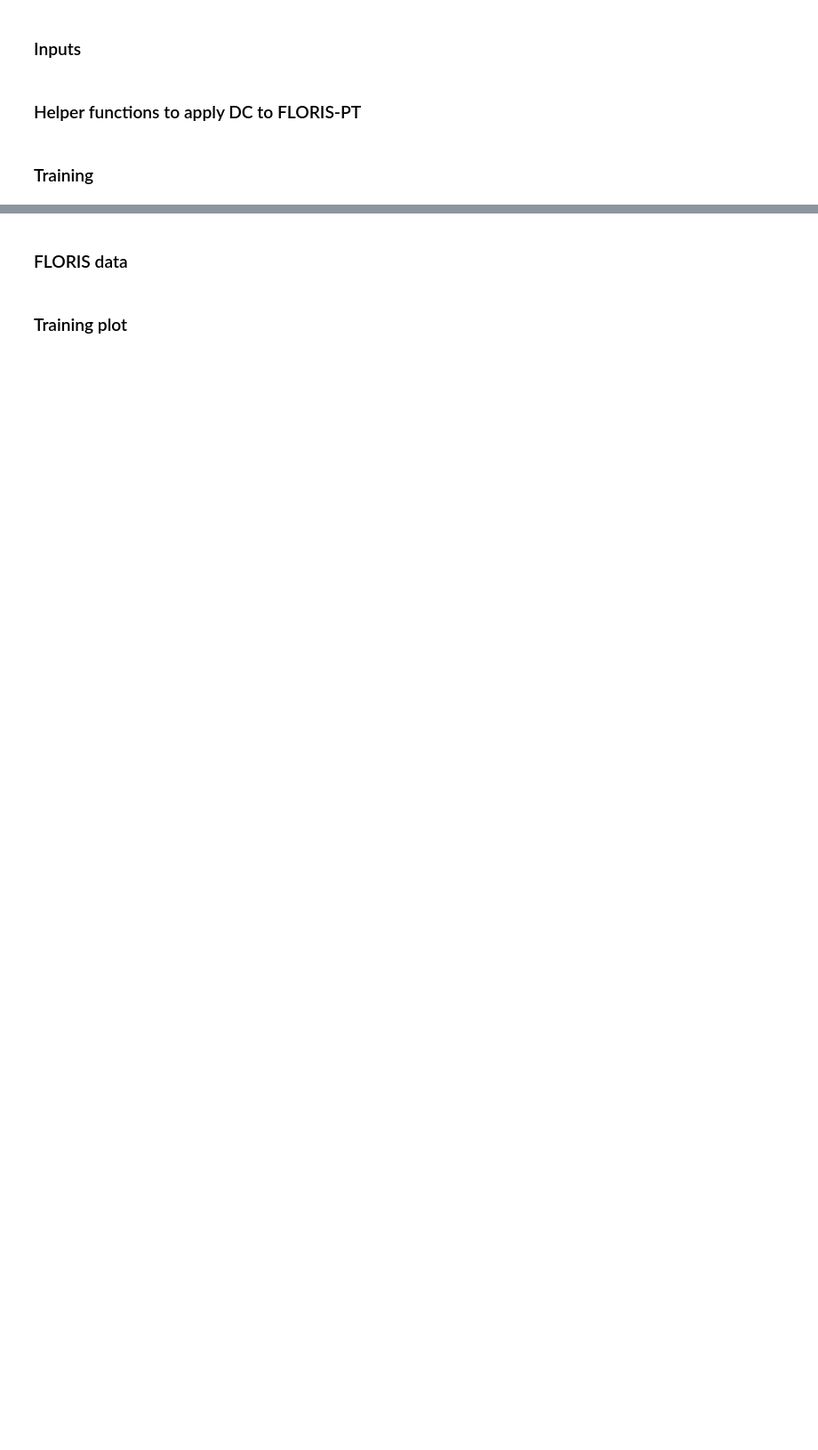
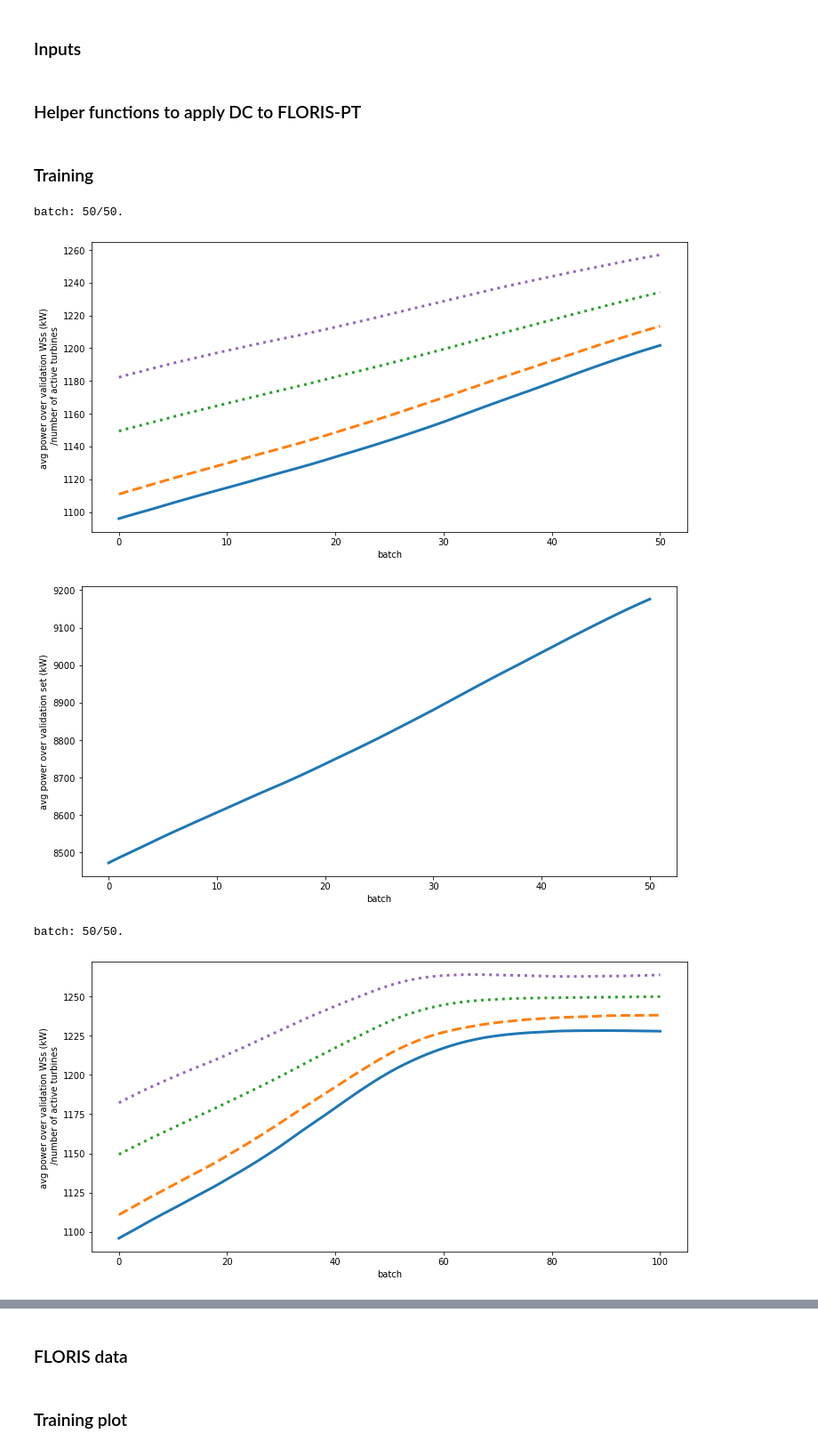
Before and after one commit to janiadcock/floris_torch, a Jupyter notebook: ACC.ipynb, the cells around one changed output, grey strips where cells are left out. Shown at 89% size. Drawn from its saved outputs; the diff is of its cells as text; code cells hidden in the pictures; blank space fills up the shorter version.

```diff
--- a/ACC.ipynb
+++ b/ACC.ipynb
@@ -195,7 +194,7 @@ for epoch in range(N_epochs):
             active_turbs.unsqueeze(-1).unsqueeze(-1), inds_sorted, axis=1)
 
         # get control action
-        scaled_u_sorted, _, u = get_control(model, ws, inds_sorted, ws_max, \
+        scaled_u_sorted, _, u = get_control(model, ws, inds_sorted, ws_min, ws_max, \
             active_turbs=active_turbs)
 
         # calculate field on rotor mesh
@@ -215,51 +214,57 @@ for epoch in range(N_epochs):
 
         # normalize loss by batch size
         opt_loss /= batch_size
 
         # backward pass
         opt.zero_grad()
         opt_loss.backward()
         opt.step()
 
         # save losses
         opt_losses.append(opt_loss.detach().numpy())
 
         # calculate and record power over validation set
         # using control actions from updated DC policy
         test_power(floris_pt, model, ws_validation, wd_validation, powers_plot, powers_validation, \
                    x_coord, y_coord, z_coord, ws_max, active_turbs_validation=active_turbs_validation)
 
         # save best model
         power_validation = powers_validation[-1]
         if power_validation > power_best:
             power_best = power_validation
             model_best = copy.deepcopy(model)
 
         # uncomment to track progress during training
         nturbs_active = torch.sum(active_turbs_validation,axis=1)
-#         if (batch+1) % 50 == 0:
-#             print("batch: %d/%d."%(batch+1, N_batches))
-#             plt.plot(np.array(powers_plot[0])/nturbs_active[0], \
-#                      color='tab:blue', linestyle='-', linewidth=3)
-#             plt.plot(np.array(powers_plot[1])/nturbs_active[1], \
-#                      color='tab:orange', linestyle='--', linewidth=3)
-#             plt.plot(np.array(powers_plot[2])/nturbs_active[2], \
-#                      color='tab:green', linestyle=':', linewidth=3)
-#             plt.plot(np.array(powers_plot[3])/nturbs_active[3], \
-#                      color='tab:purple', linestyle=':', linewidth=3)
-#             plt.xlabel('batch')
-#             plt.ylabel('avg power over validation WSs (kW) \n /number of active turbines')
-#             fig = plt.gcf()
-#             fig.set_size_inches(12,6)
-#             plt.show()
+        if (batch+1) % 50 == 0:
+            print("batch: %d/%d."%(batch+1, N_batches))
+            plt.plot(np.array(powers_plot[0])/nturbs_active[0], \
+                     color='tab:blue', linestyle='-', linewidth=3)
+            plt.plot(np.array(powers_plot[1])/nturbs_active[1], \
+                     color='tab:orange', linestyle='--', linewidth=3)
+            plt.plot(np.array(powers_plot[2])/nturbs_active[2], \
+                     color='tab:green', linestyle=':', linewidth=3)
+            plt.plot(np.array(powers_plot[3])/nturbs_active[3], \
+                     color='tab:purple', linestyle=':', linewidth=3)
+            plt.xlabel('batch')
+            plt.ylabel('avg power over validation WSs (kW) \n /number of active turbines')
+            fig = plt.gcf()
+            fig.set_size_inches(12,6)
+            plt.show()
 
-#             plt.plot(np.array(powers_validation), linewidth=3)
-#             plt.xlabel('batch')
-#             plt.ylabel('avg power over validation set (kW)')
-#             fig = plt.gcf()
-#             fig.set_size_inches(12,6)
-#             plt.show()
+            plt.plot(np.array(powers_validation), linewidth=3)
+            plt.xlabel('batch')
+            plt.ylabel('avg power over validation set (kW)')
+            fig = plt.gcf()
+            fig.set_size_inches(12,6)
+            plt.show()
 
 model = model_best
 
 runtime = time.time() - t0
+# %% [output]
+batch: 50/50.
+[figure, added]
+[figure, added]
+batch: 50/50.
+[figure, added]
```
Also changed, not shown: parts of 12 cells of this notebook, 2 other files.
